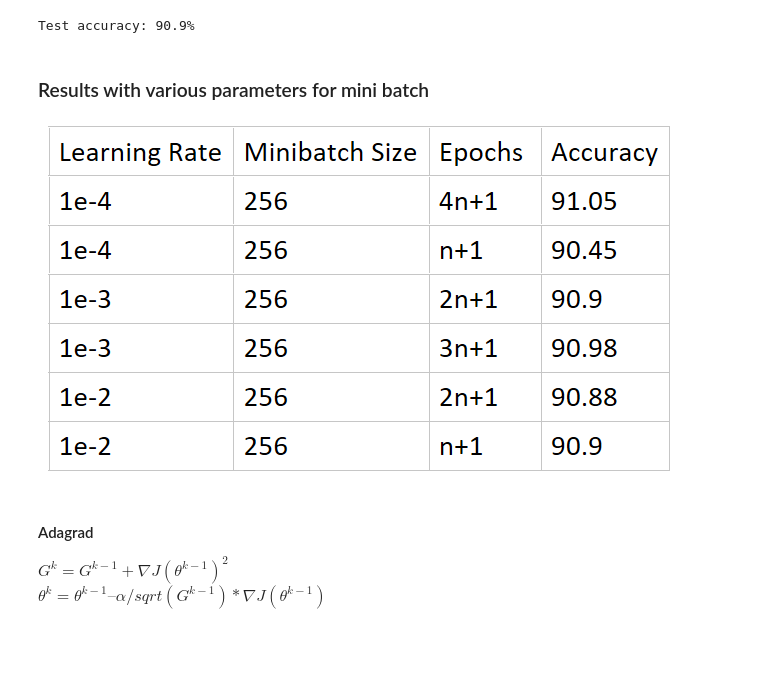
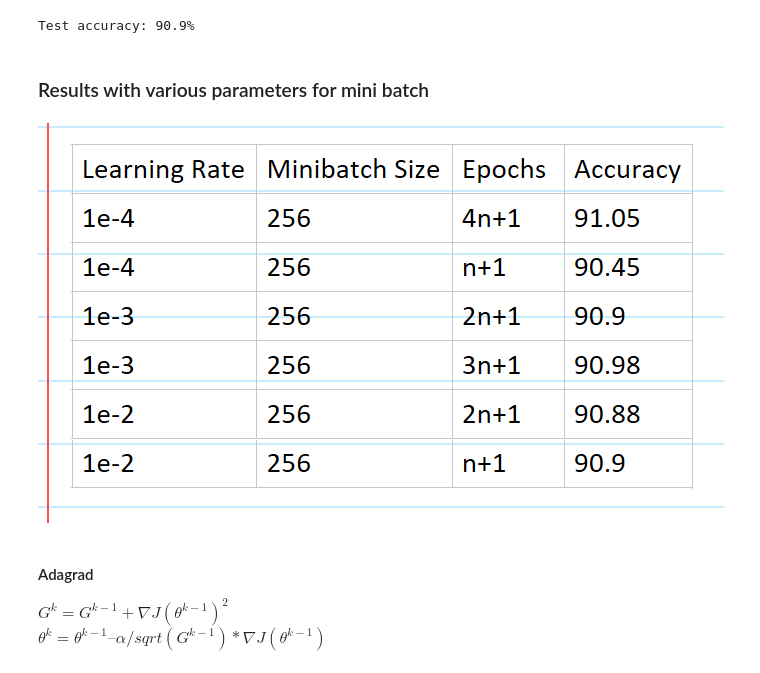
Before and after one commit to kenwancheung/optimization_final, a Jupyter notebook: optimization_final_project_v2.ipynb, the cells around one changed output. Cells and saved outputs as stored; diff of their text form; code cells hidden in the pictures; blank space fills up the shorter version.

Commit message:
added image

```diff
--- a/optimization_final_project_v2.ipynb
+++ b/optimization_final_project_v2.ipynb
@@ -494,9 +494,10 @@ print('Test accuracy: {0}%'.format(accuracy(probs, y_test_enc)))
 Test accuracy: 90.9%
 # %% [markdown]
 ### Results with various parameters for mini batch
-
-
-![image.png](attachment:image.png)
+# %%
+Image("../optimization_final/raw/minibatch_param_accuracies.png")
+# %% [output]
+[figure, added]
 # %% [markdown]
 #### Adagrad
 $G^{k} = G^{k−1} + ∇J(θ^{k−1})^2$<br>
```
Also changed, not shown: 1 other file.
